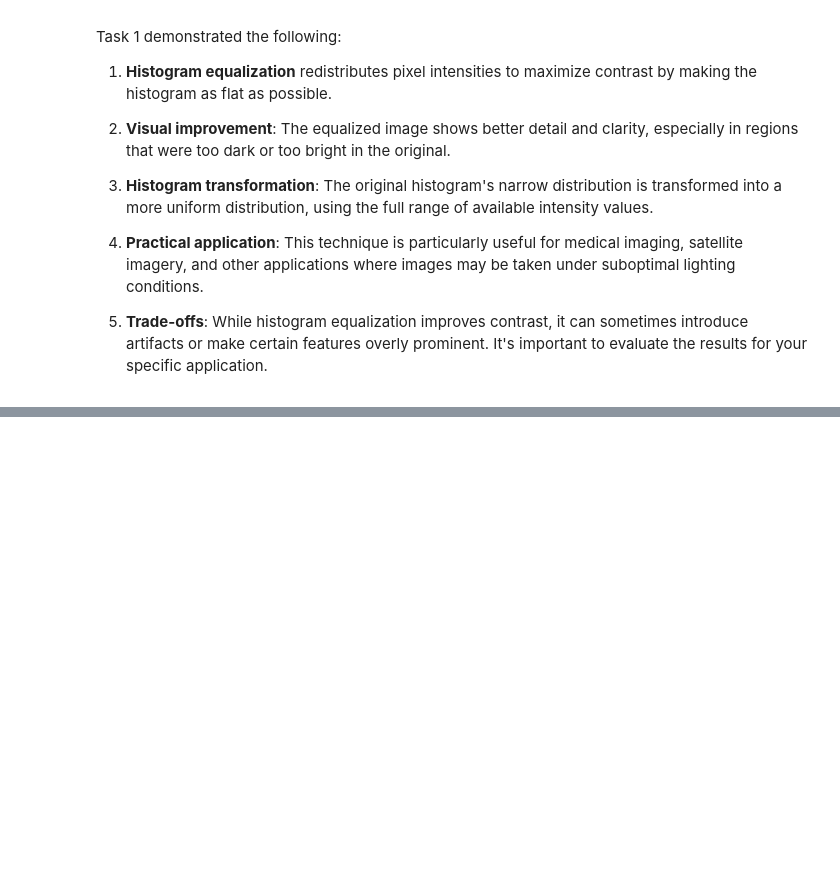
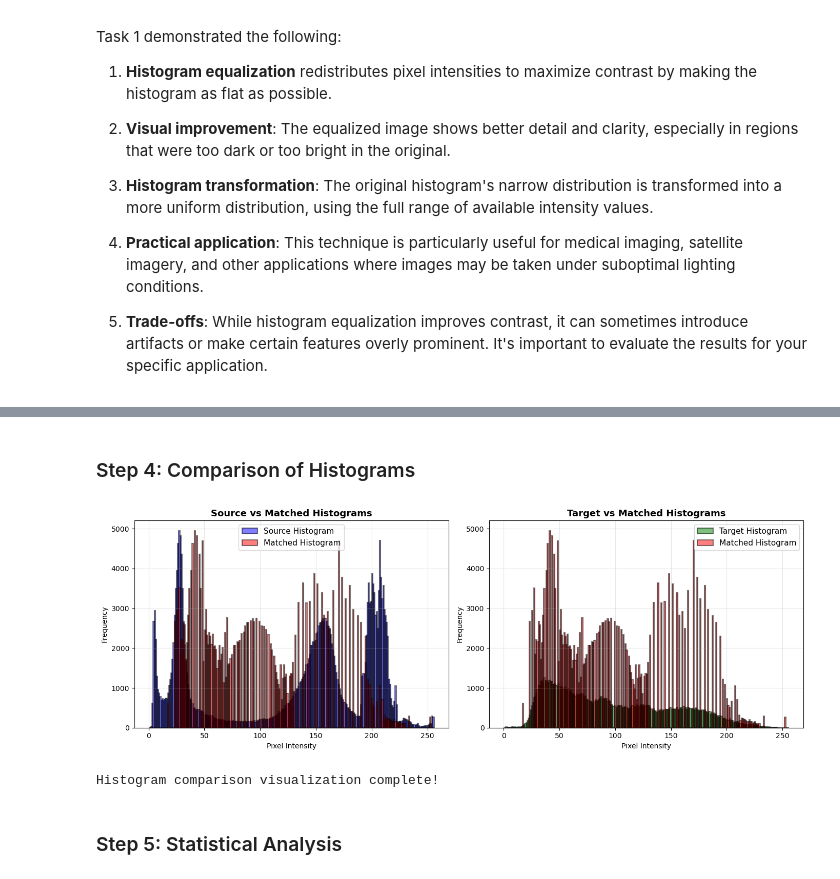
Before and after one commit to Muhammadjon1304/DIP, a Jupyter notebook: Week 5/Lab 1/histogram.ipynb, the cells around one changed output, grey strips where cells are left out. Saved outputs shown, nothing was run; the diff lists cells and outputs as text; code cells hidden in the pictures; blank space fills up the shorter version.

```diff
--- a/Week 5/Lab 1/histogram.ipynb
+++ b/Week 5/Lab 1/histogram.ipynb
@@ -178,0 +562,37 @@ Task 1 demonstrated the following:
+# %% [markdown]
+### Step 4: Comparison of Histograms
+# %%
+# Create overlaid histograms to show the matching effect
+fig, axes = plt.subplots(1, 2, figsize=(14, 5))
+
+# Left: Source vs Matched histograms
+axes[0].hist(image_source.ravel(), 256, [0, 256], color='blue', alpha=0.5,
+             label='Source Histogram', edgecolor='black', linewidth=1.5)
+axes[0].hist(matched_image.ravel(), 256, [0, 256], color='red', alpha=0.5,
+             label='Matched Histogram', edgecolor='black', linewidth=1.5)
+axes[0].set_title('Source vs Matched Histograms', fontsize=13, fontweight='bold')
+axes[0].set_xlabel('Pixel Intensity')
+axes[0].set_ylabel('Frequency')
+axes[0].legend(fontsize=11)
+axes[0].grid(True, alpha=0.3)
+
+# Right: Target vs Matched histograms
+axes[1].hist(image_target.ravel(), 256, [0, 256], color='green', alpha=0.5,
+             label='Target Histogram', edgecolor='black', linewidth=1.5)
+axes[1].hist(matched_image.ravel(), 256, [0, 256], color='red', alpha=0.5,
+             label='Matched Histogram', edgecolor='black', linewidth=1.5)
+axes[1].set_title('Target vs Matched Histograms', fontsize=13, fontweight='bold')
+axes[1].set_xlabel('Pixel Intensity')
+axes[1].set_ylabel('Frequency')
+axes[1].legend(fontsize=11)
+axes[1].grid(True, alpha=0.3)
+
+plt.tight_layout()
+plt.show()
+
+print("Histogram comparison visualization complete!")
+# %% [output]
+[figure, added]
+Histogram comparison visualization complete!
+# %% [markdown]
+### Step 5: Statistical Analysis
```
Also changed, not shown: parts of 30 cells of this notebook, 10 other files.
